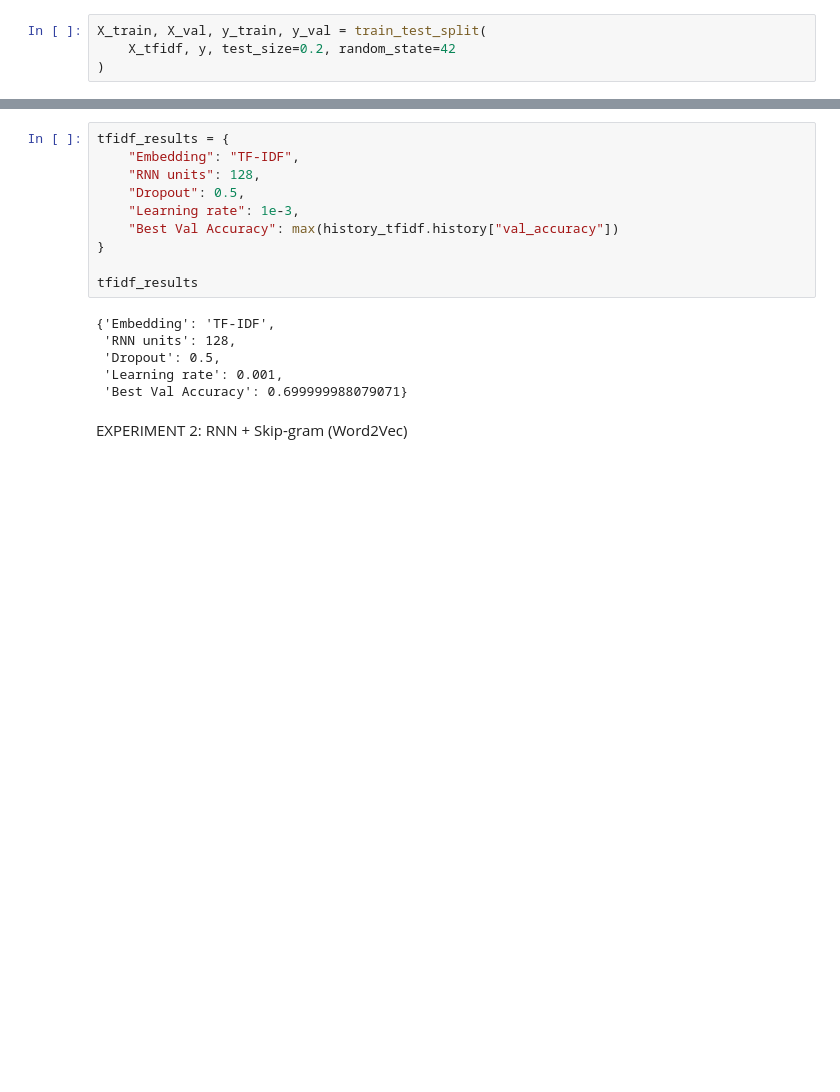
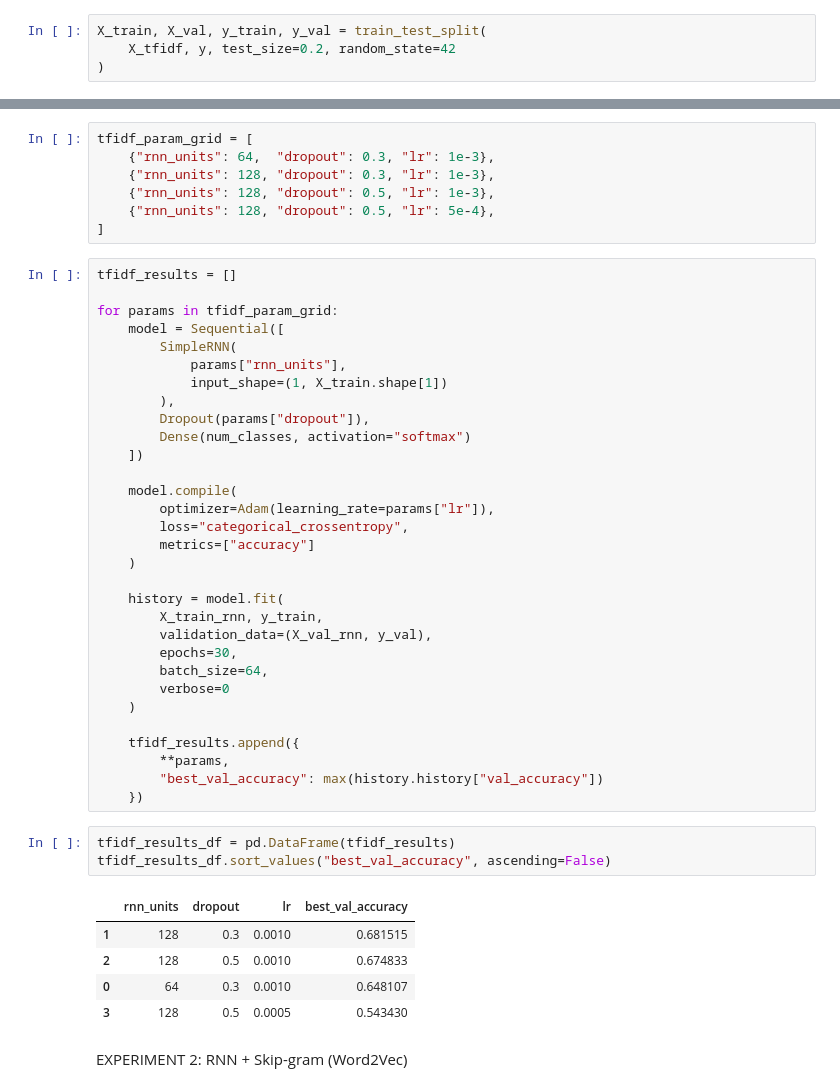
Before and after one commit to honorine22/alu-text-classfication, a Jupyter notebook: ecomerceRNN.ipynb, the cells around one changed output, grey strips where cells are left out. Cells and saved outputs as stored; diff of their text form; blank space fills up the shorter version.

```diff
--- a/ecomerceRNN.ipynb
+++ b/ecomerceRNN.ipynb
@@ -138,19 +105,50 @@ Epoch 50/50
-# %%
-tfidf_results = {
-    "Embedding": "TF-IDF",
-    "RNN units": 128,
-    "Dropout": 0.5,
-    "Learning rate": 1e-3,
-    "Best Val Accuracy": max(history_tfidf.history["val_accuracy"])
-}
-
-tfidf_results
-# %% [output]
-{'Embedding': 'TF-IDF',
- 'RNN units': 128,
- 'Dropout': 0.5,
- 'Learning rate': 0.001,
- 'Best Val Accuracy': 0.699999988079071}
+# %%
+tfidf_param_grid = [
+    {"rnn_units": 64,  "dropout": 0.3, "lr": 1e-3},
+    {"rnn_units": 128, "dropout": 0.3, "lr": 1e-3},
+    {"rnn_units": 128, "dropout": 0.5, "lr": 1e-3},
+    {"rnn_units": 128, "dropout": 0.5, "lr": 5e-4},
+]
+# %%
+tfidf_results = []
+
+for params in tfidf_param_grid:
+    model = Sequential([
+        SimpleRNN(
+            params["rnn_units"],
+            input_shape=(1, X_train.shape[1])
+        ),
+        Dropout(params["dropout"]),
+        Dense(num_classes, activation="softmax")
+    ])
+
+    model.compile(
+        optimizer=Adam(learning_rate=params["lr"]),
+        loss="categorical_crossentropy",
+        metrics=["accuracy"]
+    )
+
+    history = model.fit(
+        X_train_rnn, y_train,
+        validation_data=(X_val_rnn, y_val),
+        epochs=30,
+        batch_size=64,
+        verbose=0
+    )
+
+    tfidf_results.append({
+        **params,
+        "best_val_accuracy": max(history.history["val_accuracy"])
+    })
+# %%
+tfidf_results_df = pd.DataFrame(tfidf_results)
+tfidf_results_df.sort_values("best_val_accuracy", ascending=False)
+# %% [output]
+|  | rnn_units | dropout | lr | best_val_accuracy |
+| 1 | 128 | 0.3 | 0.0010 | 0.681515 |
+| 2 | 128 | 0.5 | 0.0010 | 0.674833 |
+| 0 | 64 | 0.3 | 0.0010 | 0.648107 |
+| 3 | 128 | 0.5 | 0.0005 | 0.543430 |
 # %% [markdown]
 EXPERIMENT 2: RNN + Skip-gram (Word2Vec)
 # %%
```
Also changed, not shown: parts of 17 cells of this notebook.
